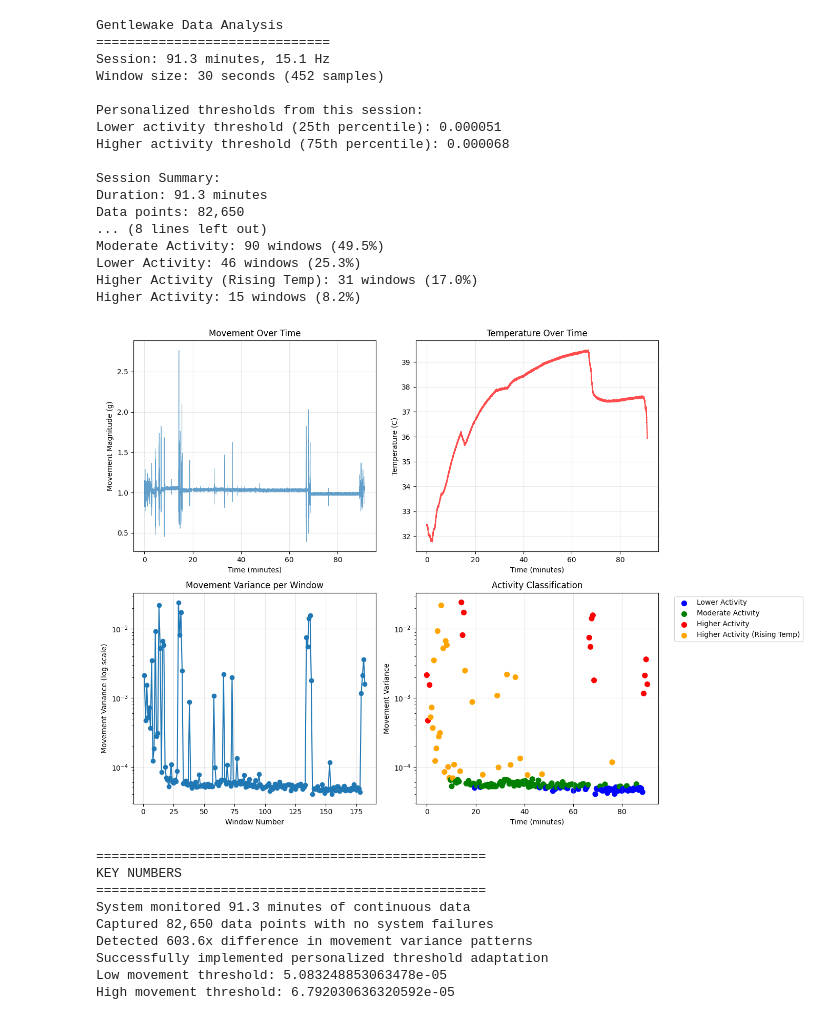
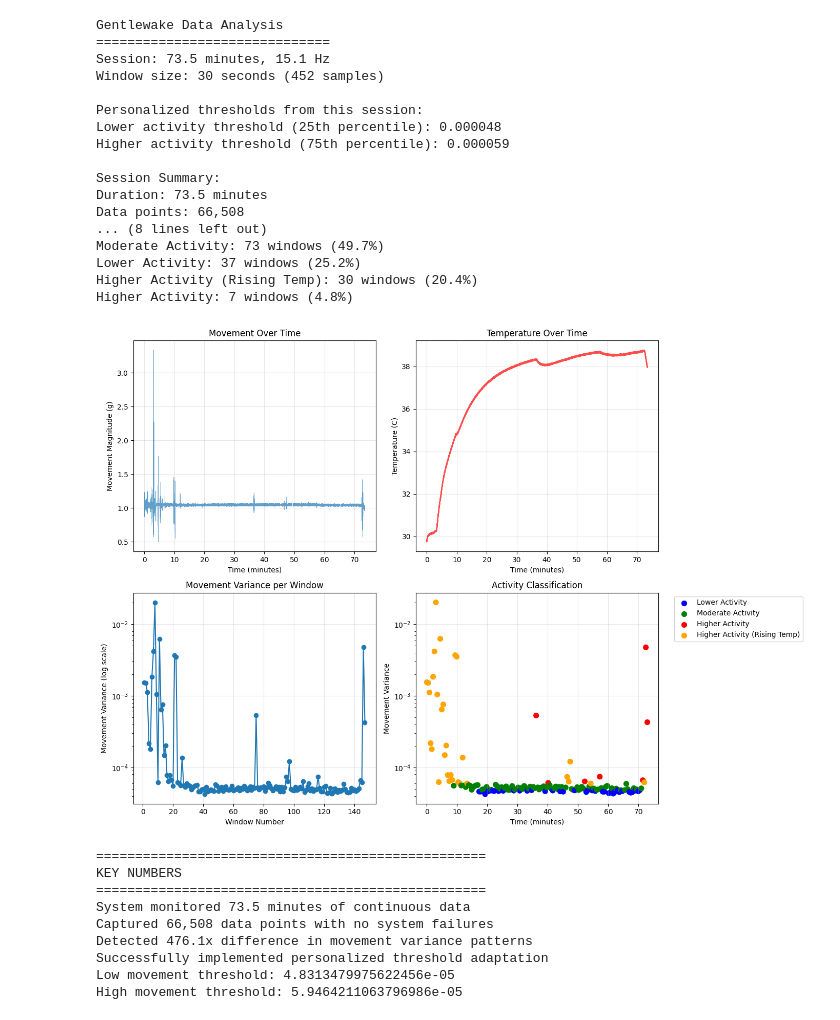
Before and after one commit to gerhardpazout/btd_project, a Jupyter notebook: data_analysis_tool/tool2.ipynb, the cells around one changed output. Saved outputs shown, nothing was run; the diff lists cells and outputs as text; code cells hidden in the pictures.

```diff
--- a/data_analysis_tool/tool2.ipynb
+++ b/data_analysis_tool/tool2.ipynb
@@ -5,7 +5,7 @@ import numpy as np
 import matplotlib.pyplot as plt
 
 # Configuration
-FILENAME = 'data/merged_session_a_data.csv' # Adapt to analyze other files
+FILENAME = 'data/merged_session_b_data.csv' # Adapt to analyze other files
 WINDOW_SIZE_SECONDS = 30
 
 def load_data(filename):
@@ -248,49 +248,49 @@ def infer_thresholds(windows_df):
     Calculate personalized movement variance thresholds using percentiles.
 
     Returns a dictionary with:
     - 'low':  25th percentile (lower activity threshold)
     - 'high': 75th percentile (higher activity threshold)
     """
     variances = windows_df['movement_variance'].values
     low = np.percentile(variances, 25)
     high = np.percentile(variances, 75)
 
     return {"low": low, "high": high}
 
 thresholds = infer_thresholds(windows_df)
 print("Low movement threshold:", thresholds["low"])
 print("High movement threshold:", thresholds["high"])
 
 #
 # wakeup_start_ms =
 # wakeup_end_ms =
 # = find_optimal_wake_time(windows_df, wake_start_ms, wake_end_ms)
 # ("Chosen wakeup timestamp:", wakeup_timestamp_ms)
 # %% [output]
 Gentlewake Data Analysis
 ==============================
-Session: 91.3 minutes, 15.1 Hz
+Session: 73.5 minutes, 15.1 Hz
 Window size: 30 seconds (452 samples)
 
 Personalized thresholds from this session:
-Lower activity threshold (25th percentile): 0.000051
-Higher activity threshold (75th percentile): 0.000068
+Lower activity threshold (25th percentile): 0.000048
+Higher activity threshold (75th percentile): 0.000059
 
 Session Summary:
-Duration: 91.3 minutes
-Data points: 82,650
+Duration: 73.5 minutes
+Data points: 66,508
 ... (8 lines left out)
-Moderate Activity: 90 windows (49.5%)
-Lower Activity: 46 windows (25.3%)
-Higher Activity (Rising Temp): 31 windows (17.0%)
-Higher Activity: 15 windows (8.2%)
+Moderate Activity: 73 windows (49.7%)
+Lower Activity: 37 windows (25.2%)
+Higher Activity (Rising Temp): 30 windows (20.4%)
+Higher Activity: 7 windows (4.8%)
-[figure, old version]
+[figure, new version]
 ==================================================
 KEY NUMBERS
 ==================================================
-System monitored 91.3 minutes of continuous data
-Captured 82,650 data points with no system failures
-Detected 603.6x difference in movement variance patterns
+System monitored 73.5 minutes of continuous data
+Captured 66,508 data points with no system failures
+Detected 476.1x difference in movement variance patterns
 Successfully implemented personalized threshold adaptation
-Low movement threshold: 5.083248853063478e-05
-High movement threshold: 6.792030636320592e-05
+Low movement threshold: 4.8313479975622456e-05
+High movement threshold: 5.9464211063796986e-05
```
Also changed, not shown: 3 other files.
